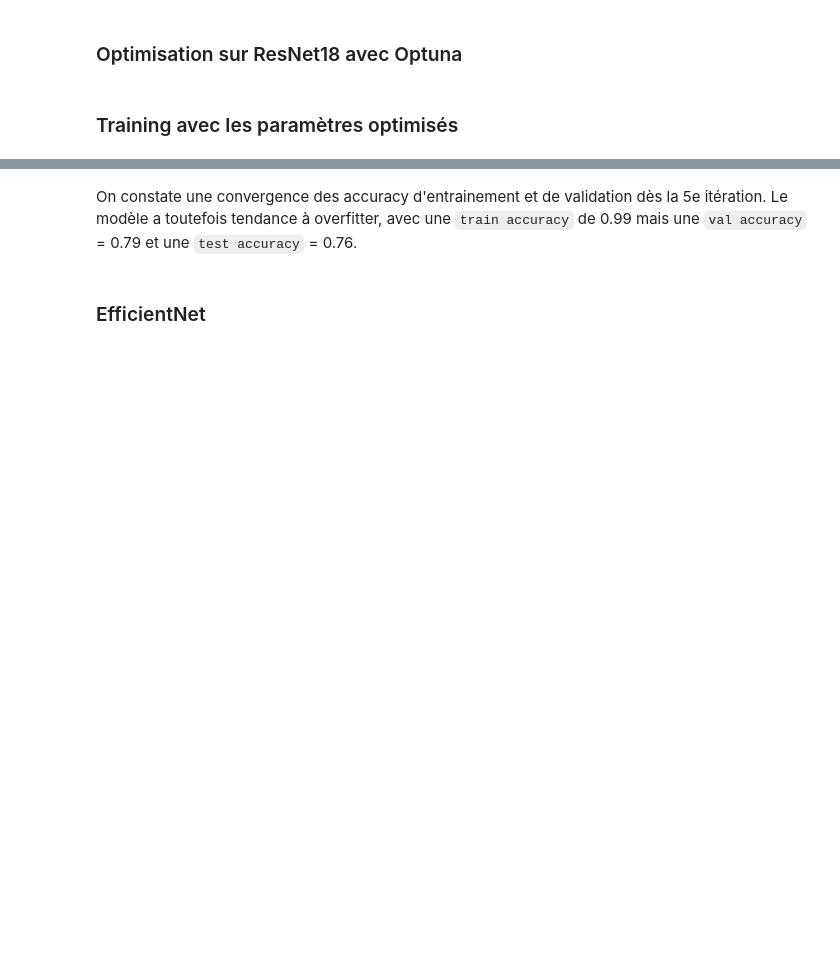
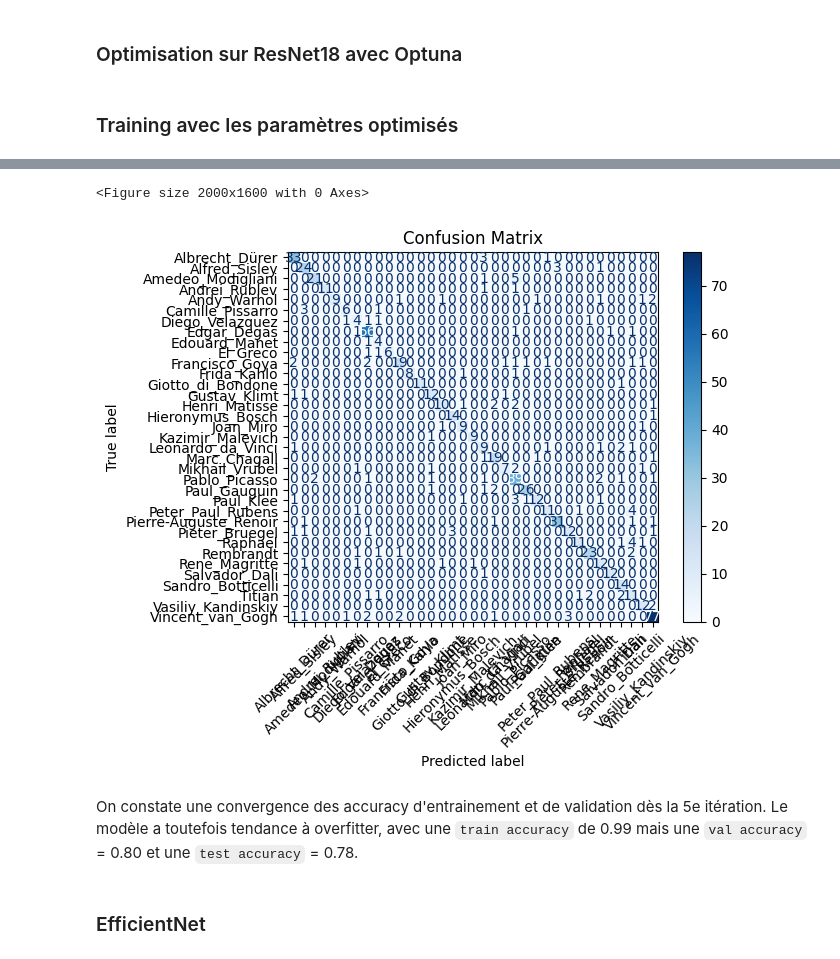
Before and after one commit to Totm33606/hddl_project, a Jupyter notebook: project1/CNN.ipynb, the cells around one changed output, grey strips where cells are left out. Saved outputs shown, nothing was run; the diff lists cells and outputs as text; code cells hidden in the pictures; blank space fills up the shorter version.

```diff
--- a/project1/CNN.ipynb
+++ b/project1/CNN.ipynb
@@ -618,6 +885,34 @@ def test(test_loader, model_path="cnn_weights.pth"):
         print(f"Test Loss: {test_loss:.4f}, Test Accuracy: {test_accuracy:.4f}")
 
     return test_loss, test_accuracy
+# %%
+from sklearn.metrics import confusion_matrix, ConfusionMatrixDisplay
+
+def plot_confusion_matrix(test_loader, model, class_names, model_path="cnn_weights.pth"):
+
+    model = model.to(DEVICE)
+    model.eval()
+    all_preds = []
+    all_labels = []
+
+    model.load_state_dict(torch.load(model_path, map_location=DEVICE))
+
+    with torch.no_grad():
+        for images, labels in tqdm(test_loader):
+            images, labels = images.to(DEVICE), labels.to(DEVICE)
+            outputs = model(images)
+            _, preds = torch.max(outputs, 1)
+
+            all_preds.extend(preds.cpu().numpy())
+            all_labels.extend(labels.cpu().numpy())
+
+    cm = confusion_matrix(all_labels, all_preds, labels=range(len(class_names)))
+    disp = ConfusionMatrixDisplay(confusion_matrix=cm, display_labels=class_names)
+
+    plt.figure(figsize=(20, 16))
+    disp.plot(cmap=plt.cm.Blues, xticks_rotation=45, colorbar=True)
+    plt.title("Confusion Matrix")
+    plt.show()
 # %% [markdown]
 ### ResNet18
 # %% [markdown]
@@ -760,22 +1057,22 @@ for key, value in trial.params.items():
 ### Training avec les paramètres optimisés
 # %%
 # Define the model
-model1 = get_model(weights=None)
-model1 = model1.to(DEVICE)
+model_rn = get_model()
+model_rn = model_rn.to(DEVICE)
 
 # Valeurs trouvées précédemment
 fc_lr = 6.47e-4
 base_lr = 8.587e-5
 
-base_params = [p for name, p in model1.named_parameters() if "fc" not in name]
+base_params = [p for name, p in model_rn.named_parameters() if "fc" not in name]
 
 # Init optimizer
 optimizer = optim.Adam([
-    {'params': model1.fc.parameters(), 'lr': fc_lr},      # LR for fully connected layer
+    {'params': model_rn.fc.parameters(), 'lr': fc_lr},      # LR for fully connected layer
     {'params': base_params, 'lr': base_lr}               # LR for pretrained layers
 ])
 
 # Loss
 criterion = nn.CrossEntropyLoss(reduction='sum')
 
-train(model1, criterion, optimizer, train_loader_hq_filtered, val_loader_hq_filtered, epochs=10, save_model=True)
+train_losses_resnet, val_losses_resnet = train(model_rn, criterion, optimizer, train_loader_hq_filtered, val_loader_hq_filtered, epochs=10, save_model=True)
@@ -784,5 +1094,12 @@ loss, acc = test(test_loader_hq)
+# %%
+class_names = list(hq_idx_to_class.values())
+
+plot_confusion_matrix(test_loader_hq_filtered, model_rn, class_names)
+# %% [output]
+<Figure size 2000x1600 with 0 Axes>
+[figure, added]
 # %% [markdown]
-On constate une convergence des accuracy d'entrainement et de validation dès la 5e itération. Le modèle a toutefois tendance à overfitter, avec une `train accuracy` de 0.99 mais une `val accuracy` = 0.79 et une `test accuracy` = 0.76.
+On constate une convergence des accuracy d'entrainement et de validation dès la 5e itération. Le modèle a toutefois tendance à overfitter, avec une `train accuracy` de 0.99 mais une `val accuracy` = 0.80 et une `test accuracy` = 0.78.
 # %% [markdown]
 ### EfficientNet
 # %% [markdown]
```
Also changed, not shown: parts of 65 cells of this notebook.
